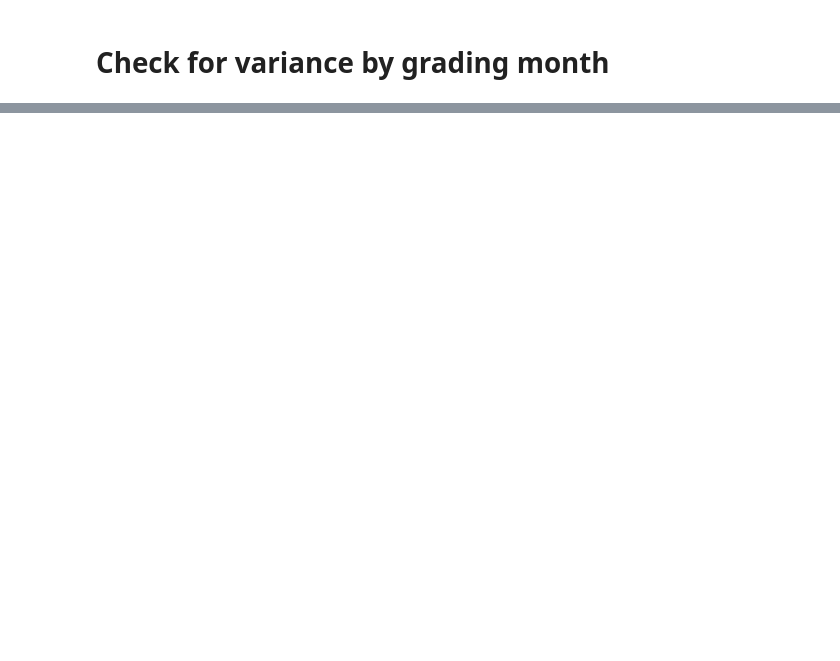
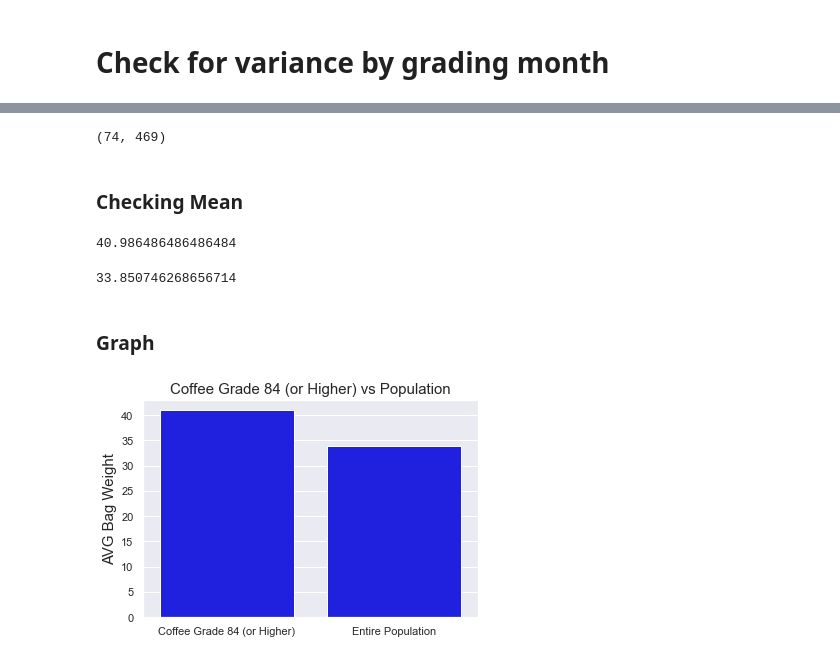
Before and after one commit to joshuamchavez2/Drivers-for-Excellent-Coffee, a Jupyter notebook: Random exploration of data.ipynb, the cells around one changed output, grey strips where cells are left out. Saved outputs shown, nothing was run; the diff lists cells and outputs as text; code cells hidden in the pictures; blank space fills up the shorter version.

```diff
--- a/Random exploration of data.ipynb
+++ b/Random exploration of data.ipynb
@@ -202,0 +206,35 @@ Name: bag_weight, dtype: int64
+# %%
+# df_rating is equal to a coffee rating 84 or higher
+df_rating = train[train['excellent_rating'] == 1]
+# %%
+# checking number of values in each
+len(df_rating), len(train)
+# %% [output]
+(74, 469)
+# %% [markdown]
+### Checking Mean
+# %%
+# bag_weight mean for coffee rated 84 or higher
+df_rating.bag_weight.mean()
+# %% [output]
+40.986486486486484
+# %%
+# Entire population bag_weight mean
+train.bag_weight.mean()
+# %% [output]
+33.850746268656714
+# %% [markdown]
+### Graph
+# %%
+rating = ['Coffee Grade 84 (or Higher)', 'Entire Population']
+rating_mean = [df_rating.bag_weight.mean(), train.bag_weight.mean()]
+ax = sns.barplot(rating, rating_mean, color='blue')
+
+ax.set_xlabel('',fontsize = 15, )
+ax.set_ylabel('Bag Weight',fontsize = 15)
+ax.set_title('Coffee Grade 84 (or Higher) vs Population', fontsize = 15)
+sns.set(font_scale = 1)
+ax.set(xlabel='', ylabel='AVG Bag Weight')
+plt.show()
+# %% [output]
+[figure, added]
```
Also changed, not shown: parts of 46 cells of this notebook, 4 other files.
